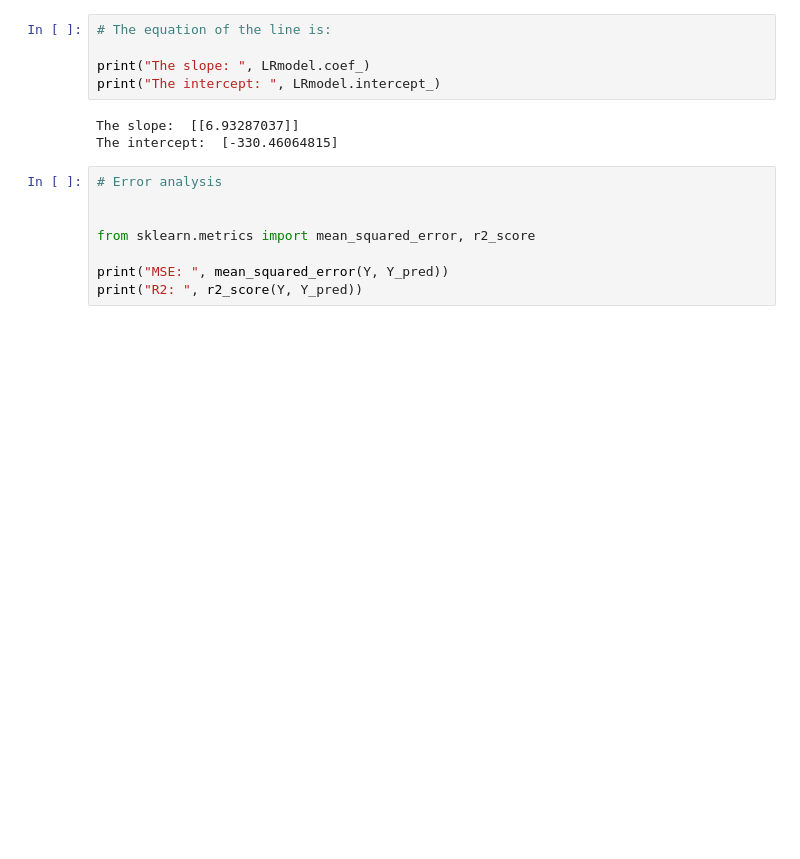
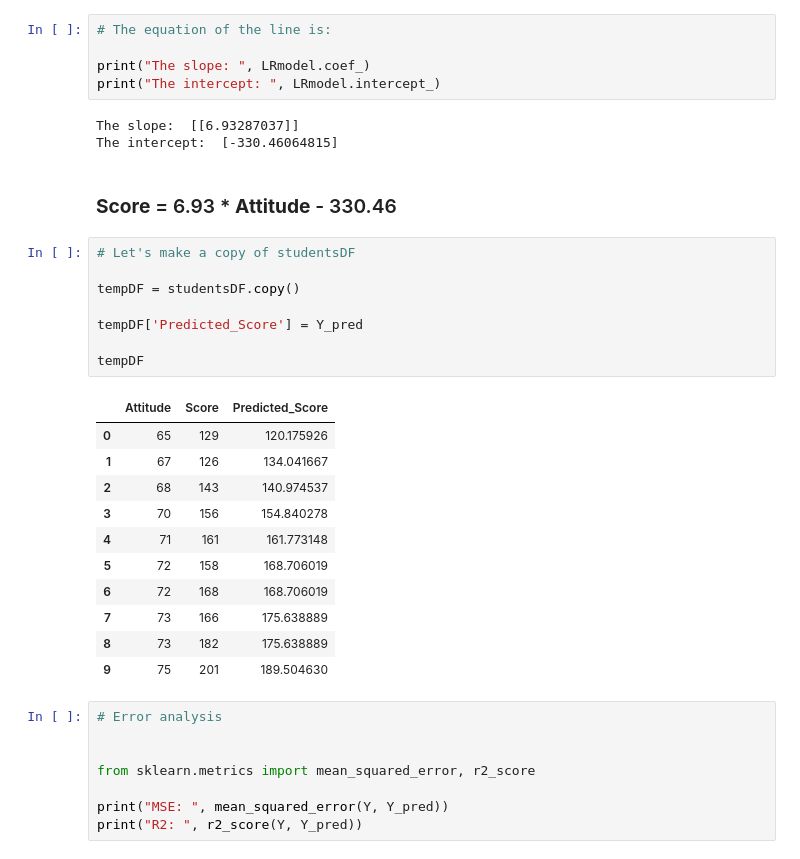
Before and after one commit to chandadunani/IDS, a Jupyter notebook: regression.ipynb, the cells around one changed output. Cells and saved outputs as stored; diff of their text form; blank space fills up the shorter version.

```diff
--- a/regression.ipynb
+++ b/regression.ipynb
@@ -150,6 +150,28 @@ print("The intercept: ", LRmodel.intercept_)
 # %% [output]
 The slope:  [[6.93287037]]
 The intercept:  [-330.46064815]
+# %% [markdown]
+### **Score** = 6.93 * **Attitude** - 330.46
+# %%
+# Let's make a copy of studentsDF
+
+tempDF = studentsDF.copy()
+
+tempDF['Predicted_Score'] = Y_pred
+
+tempDF
+# %% [output]
+|  | Attitude | Score | Predicted_Score |
+| 0 | 65 | 129 | 120.175926 |
+| 1 | 67 | 126 | 134.041667 |
+| 2 | 68 | 143 | 140.974537 |
+| 3 | 70 | 156 | 154.840278 |
+| 4 | 71 | 161 | 161.773148 |
+| 5 | 72 | 158 | 168.706019 |
+| 6 | 72 | 168 | 168.706019 |
+| 7 | 73 | 166 | 175.638889 |
+| 8 | 73 | 182 | 175.638889 |
+| 9 | 75 | 201 | 189.504630 |
 # %%
 # Error analysis
 
```
Also changed, not shown: parts of 1 cell of this notebook.
